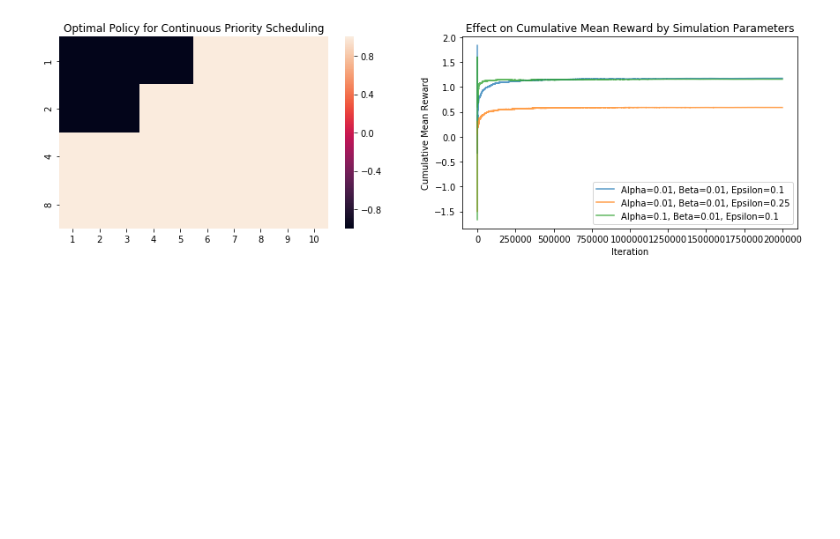
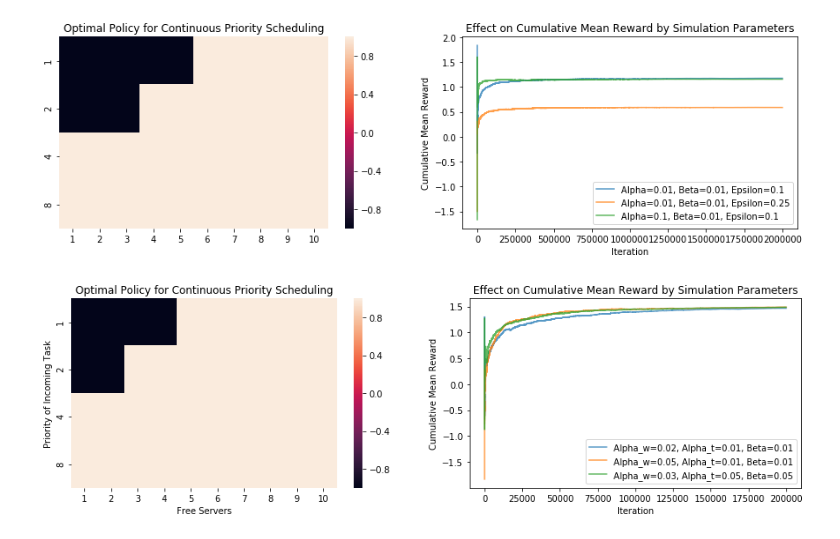
Before and after one commit to navyamehta/optimization-algorithms, a Jupyter notebook: reinforcement-learning-MDP/PART 4 - Function Approximation.ipynb, the cells around one changed output. Saved outputs shown, nothing was run; the diff lists cells and outputs as text; code cells hidden in the pictures; blank space fills up the shorter version.

Commit message:
Policy Parameterization with Actor-Critic

```diff
--- a/reinforcement-learning-MDP/PART 4 - Function Approximation.ipynb
+++ b/reinforcement-learning-MDP/PART 4 - Function Approximation.ipynb
@@ -395,0 +415,47 @@ plt.show()
+# %%
+def policy_parameterization_simulation(alphaw, alphat, beta, iterations, probfree):
+    theta, weight = np.zeros(88), np.zeros(44)
+    avgrwd, runningrwd = 0, np.zeros(iterations)
+    s1 = (get_next_customer(), 10)
+    for i in range(iterations):
+        newserver=get_next_server(s1[1], probfree)
+        a1 = get_smooth_policy_action(s1[0], s1[1], theta)
+        rwd = a1*s1[0]
+        newserver-=1 if a1==1 else 0
+        s2 = (get_next_customer(), newserver)
+        feats2 = get_state_embedding(s2[0], s2[1])
+        feats1 = get_state_embedding(s1[0], s1[1])
+        delta = rwd-avgrwd+np.sum(feats2*weight)-np.sum(feats1*weight)
+        weight += alphaw*delta*feats1
+        avgrwd += beta*delta
+        theta += alphat*delta*get_lnpolicy_slope(s1, a1==1, theta)
+        s1 = s2
+        runningrwd[i] = rwd
+    return theta, runningrwd
+# %%
+plt.figure(figsize=(15,4))
+plt.subplot(1,2,1)
+w1, r1 = policy_parameterization_simulation(0.02, 0.01, 0.01, 200000, 0.06)
+arr = np.zeros((4, 10))
+for i in range(arr.shape[0]):
+    for j in range(arr.shape[1]):
+        accpt = np.sum(get_embedding(2**i, j+1, True)*w1)
+        rejct = np.sum(get_embedding(2**i, j+1, False)*w1)
+        arr[i,j] = 1 if accpt>=rejct else -1
+sns.heatmap(arr, xticklabels=(np.arange(10)+1), yticklabels=[1,2,4,8])
+plt.xlabel("Free Servers")
+plt.ylabel("Priority of Incoming Task")
+plt.title("Optimal Policy for Continuous Priority Scheduling")
+plt.subplot(1,2,2)
+w2, r2 = policy_parameterization_simulation(0.05, 0.01, 0.01, 200000, 0.06)
+w3, r3 = policy_parameterization_simulation(0.03, 0.05, 0.05, 200000, 0.06)
+pd.Series(np.cumsum(r1)/(np.arange(200000)+1))[5:].plot(label="Alpha_w=0.02, Alpha_t=0.01, Beta=0.01", alpha=0.75)
+pd.Series(np.cumsum(r2)/(np.arange(200000)+1))[5:].plot(label="Alpha_w=0.05, Alpha_t=0.01, Beta=0.01", alpha=0.75)
+pd.Series(np.cumsum(r3)/(np.arange(200000)+1))[5:].plot(label="Alpha_w=0.03, Alpha_t=0.05, Beta=0.05", alpha=0.75)
+plt.title("Effect on Cumulative Mean Reward by Simulation Parameters")
+plt.xlabel("Iteration")
+plt.ylabel("Cumulative Mean Reward")
+plt.legend(loc="best")
+plt.show()
+# %% [output]
+[figure, added]
```
Also changed, not shown: parts of 2 cells of this notebook.
